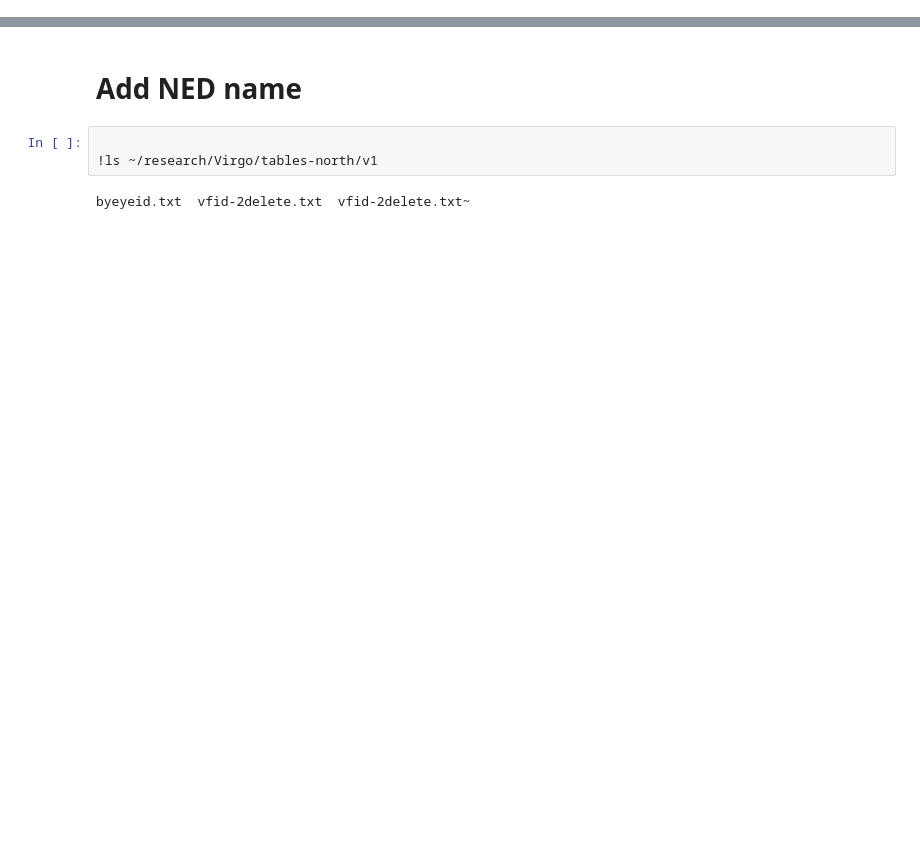
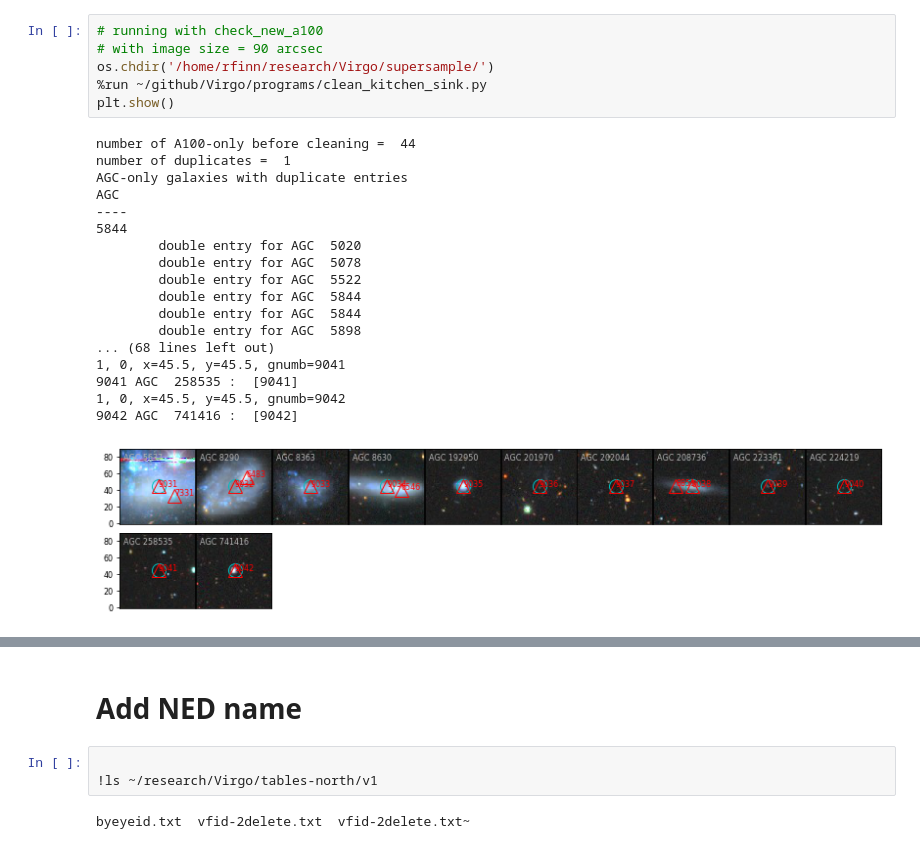
Before and after one commit to rfinn/Virgo, a Jupyter notebook: notebooks/making_tables_v1.ipynb, the cells around one changed output, grey strips where cells are left out. Cells and saved outputs as stored; diff of their text form; blank space fills up the shorter version.

```diff
--- a/notebooks/making_tables_v1.ipynb
+++ b/notebooks/making_tables_v1.ipynb
@@ -91,0 +164,25 @@ vfdict['VFID6842']
+# %%
+# running with check_new_a100
+# with image size = 90 arcsec
+os.chdir('/home/rfinn/research/Virgo/supersample/')
+%run ~/github/Virgo/programs/clean_kitchen_sink.py
+plt.show()
+# %% [output]
+number of A100-only before cleaning =  44
+number of duplicates =  1
+AGC-only galaxies with duplicate entries
+AGC
+----
+5844
+        double entry for AGC  5020
+        double entry for AGC  5078
+        double entry for AGC  5522
+        double entry for AGC  5844
+        double entry for AGC  5844
+        double entry for AGC  5898
+... (68 lines left out)
+1, 0, x=45.5, y=45.5, gnumb=9041
+9041 AGC  258535 :  [9041]
+1, 0, x=45.5, y=45.5, gnumb=9042
+9042 AGC  741416 :  [9042]
+[figure, added]
```
Also changed, not shown: parts of 37 cells of this notebook, 4 other files.
